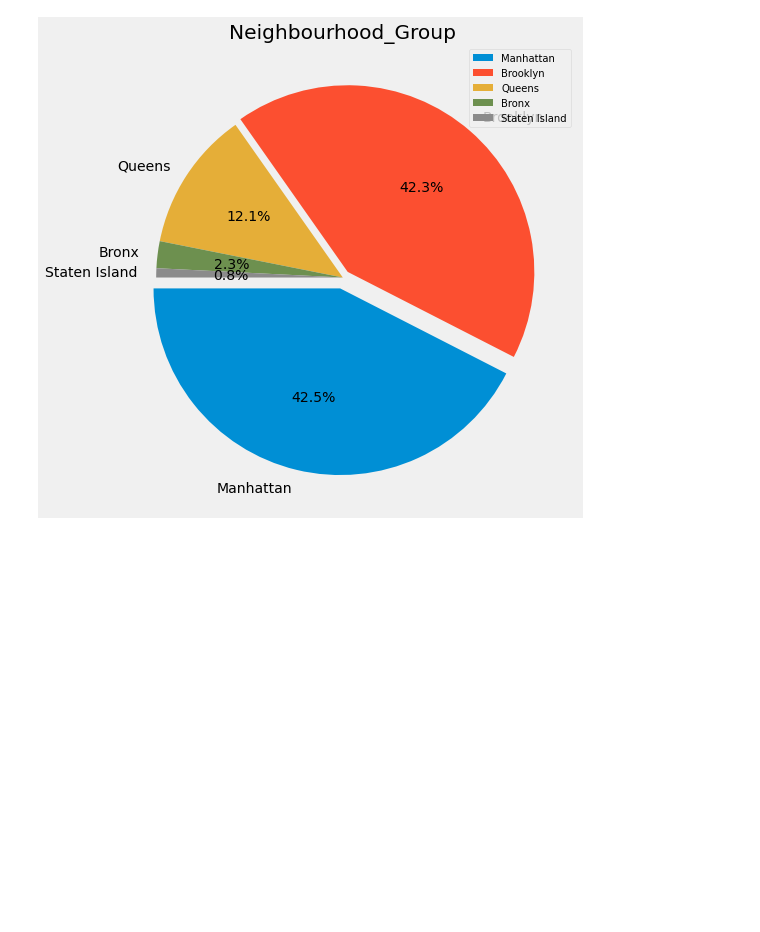
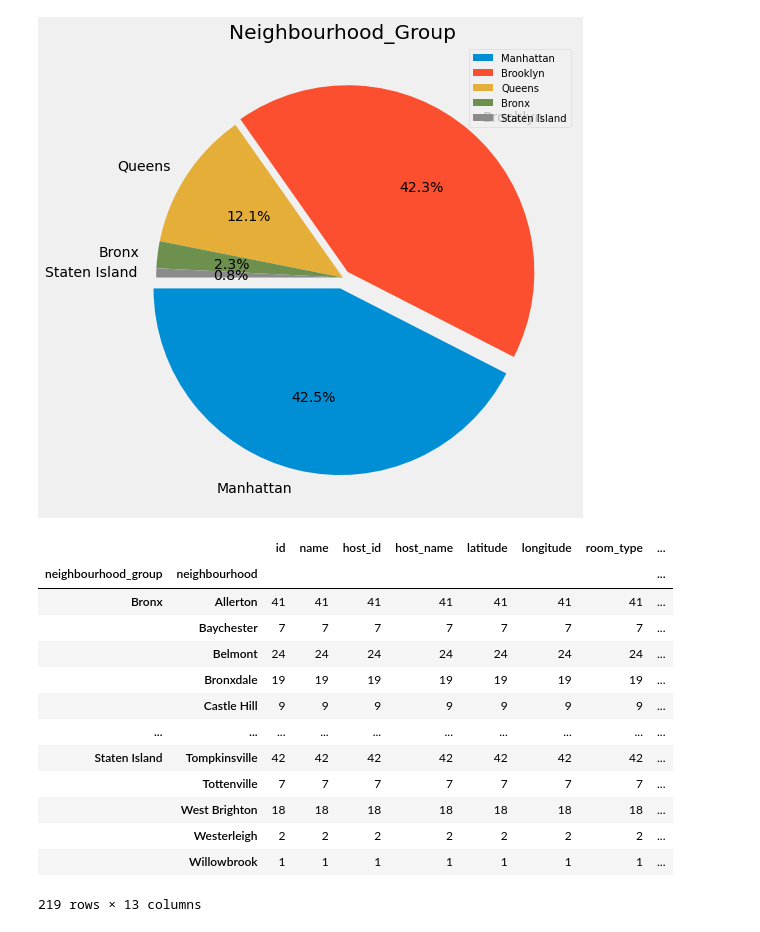
Before and after one commit to ArunPrasath1205/Analysis-using-Python, a Jupyter notebook: Airbnb_Bookings_Analysis_.ipynb, the cells around one changed output. Saved outputs shown, nothing was run; the diff lists cells and outputs as text; code cells hidden in the pictures; blank space fills up the shorter version.

```diff
--- a/Airbnb_Bookings_Analysis_.ipynb
+++ b/Airbnb_Bookings_Analysis_.ipynb
@@ -387,3 +387,20 @@ plt.legend(labels=df.neighbourhood_group.value_counts().index,loc="best",fontsiz
 plt.show()
 # %% [output]
 [figure]
+# %%
+df.groupby(['neighbourhood_group','neighbourhood']).count()
+# %% [output]
+|  |  | id | name | host_id | host_name | latitude | longitude | room_type | ... |
+| neighbourhood_group | neighbourhood |  |  |  |  |  |  |  | ... |
+| Bronx | Allerton | 41 | 41 | 41 | 41 | 41 | 41 | 41 | ... |
+|  | Baychester | 7 | 7 | 7 | 7 | 7 | 7 | 7 | ... |
+|  | Belmont | 24 | 24 | 24 | 24 | 24 | 24 | 24 | ... |
+|  | Bronxdale | 19 | 19 | 19 | 19 | 19 | 19 | 19 | ... |
+|  | Castle Hill | 9 | 9 | 9 | 9 | 9 | 9 | 9 | ... |
+| ... | ... | ... | ... | ... | ... | ... | ... | ... | ... |
+| Staten Island | Tompkinsville | 42 | 42 | 42 | 42 | 42 | 42 | 42 | ... |
+|  | Tottenville | 7 | 7 | 7 | 7 | 7 | 7 | 7 | ... |
+|  | West Brighton | 18 | 18 | 18 | 18 | 18 | 18 | 18 | ... |
+|  | Westerleigh | 2 | 2 | 2 | 2 | 2 | 2 | 2 | ... |
+|  | Willowbrook | 1 | 1 | 1 | 1 | 1 | 1 | 1 | ... |
+219 rows × 13 columns
```
Also changed, not shown: parts of 4 cells of this notebook.
